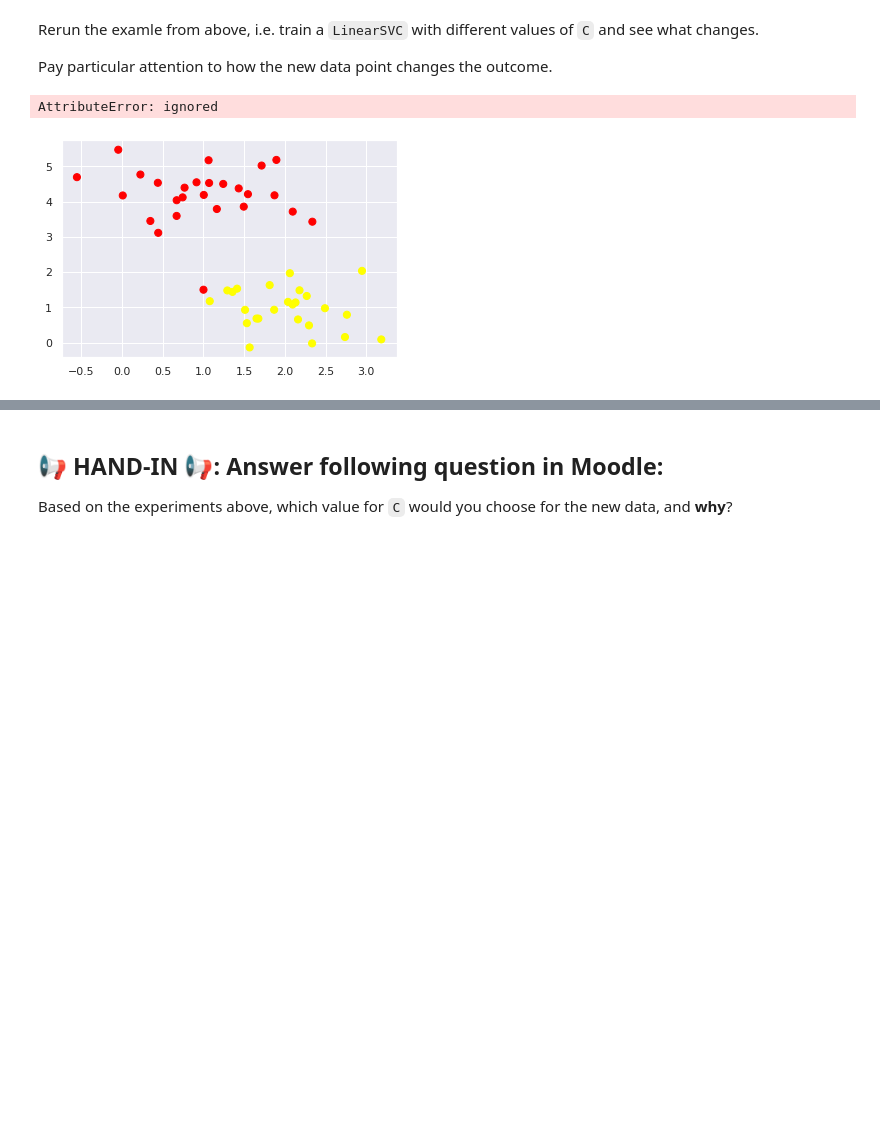
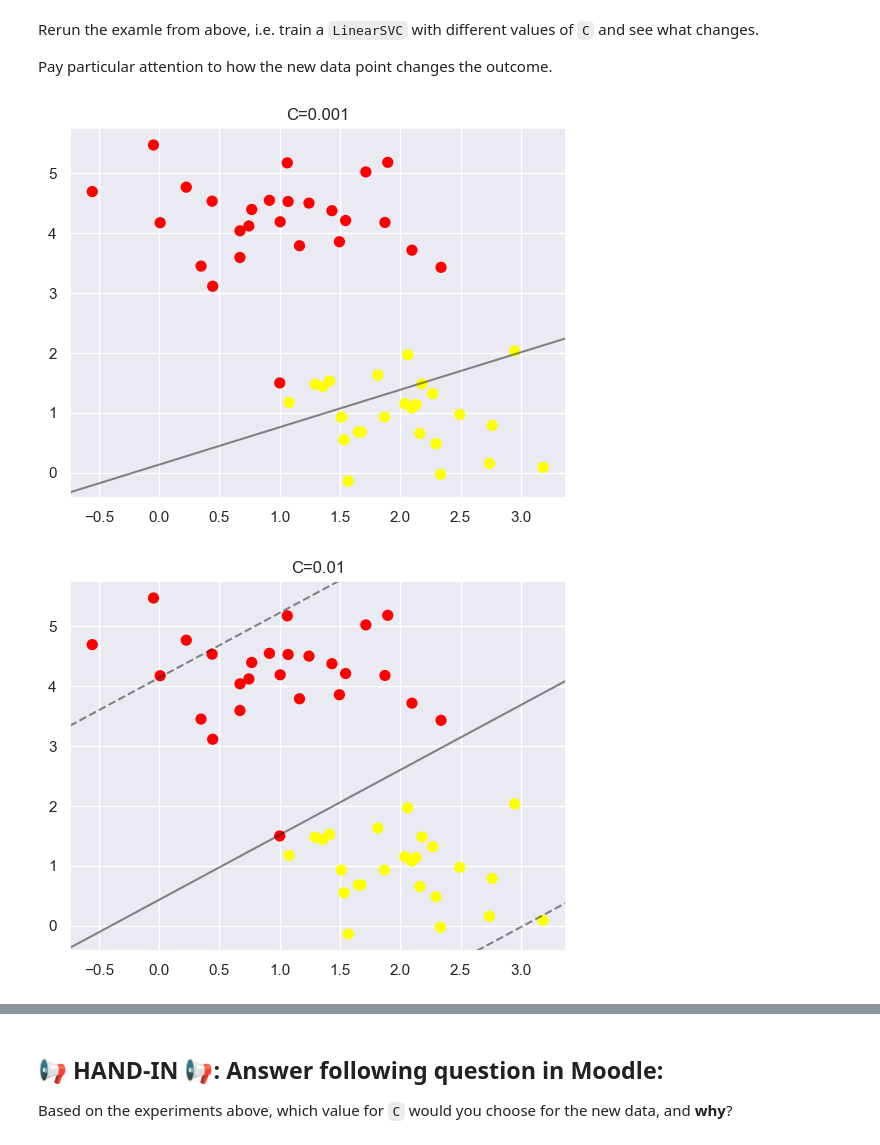
Before and after one commit to tumxo/mldm_hs22, a Jupyter notebook: labs/L06_SVM_TF_IDF_LAB_ASSIGNMENT.ipynb, the cells around one changed output, grey strips where cells are left out. Saved outputs shown, nothing was run; the diff lists cells and outputs as text; code cells hidden in the pictures; blank space fills up the shorter version.

```diff
--- a/labs/L06_SVM_TF_IDF_LAB_ASSIGNMENT.ipynb
+++ b/labs/L06_SVM_TF_IDF_LAB_ASSIGNMENT.ipynb
@@ -86,7 +86,7 @@ for c in [0.001, 0.01, 0.1, 1, 10, 100, 1000]:
     # create an instance of LinearSVC and set its parameter C
     # call its .fit method to train it on X and y
 
-    model = ...
+    model =  LinearSVC(C=c).fit(X, y)
 
     plot_svc_decision_function(model, X, y)
     plt.title(f"C={c}")
@@ -115,13 +120,13 @@ Pay particular attention to how the new data point changes the outcome.
 # %%
 for c in [0.001, 0.01, 0.1, 1, 10, 100, 1000]:
     # create an instance of LinearSVC and set its parameter C
     # call its .fit method to train it on X2 and y2
 
-    model = ...
+    model =  LinearSVC(C=c).fit(X2, y2)
 
     plot_svc_decision_function(model, X2, y2)
     plt.title(f"C={c}")
     plt.show()
 # %% [output]
-AttributeError: ignored
-[figure, old version]
+[figure, new version]
+[figure, added]
```
Also changed, not shown: parts of 21 cells of this notebook.
